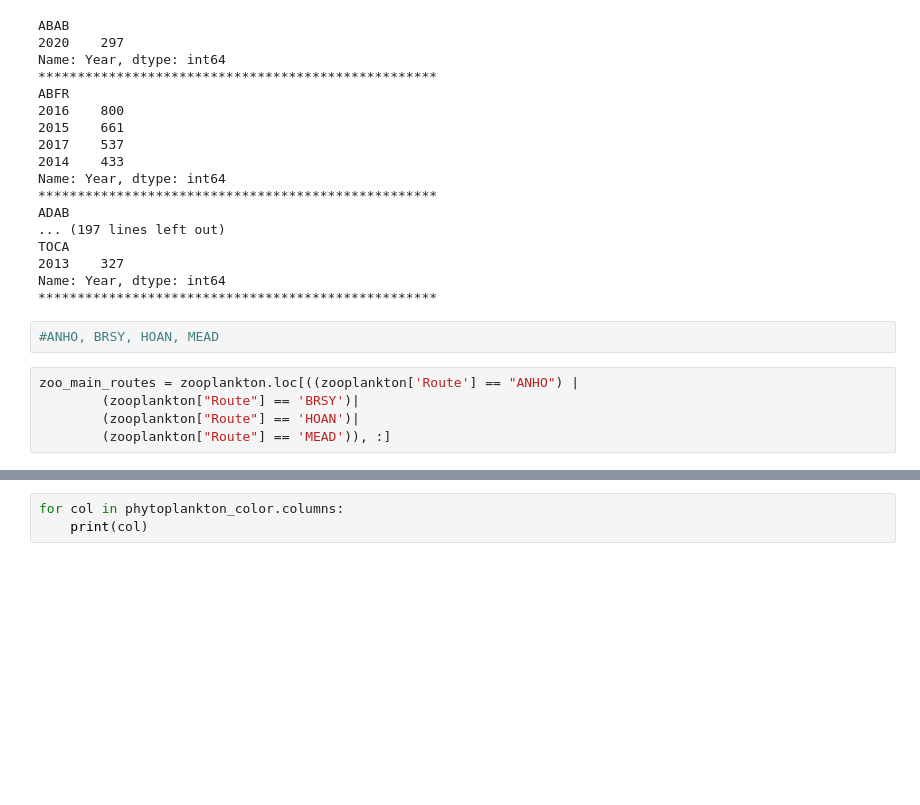
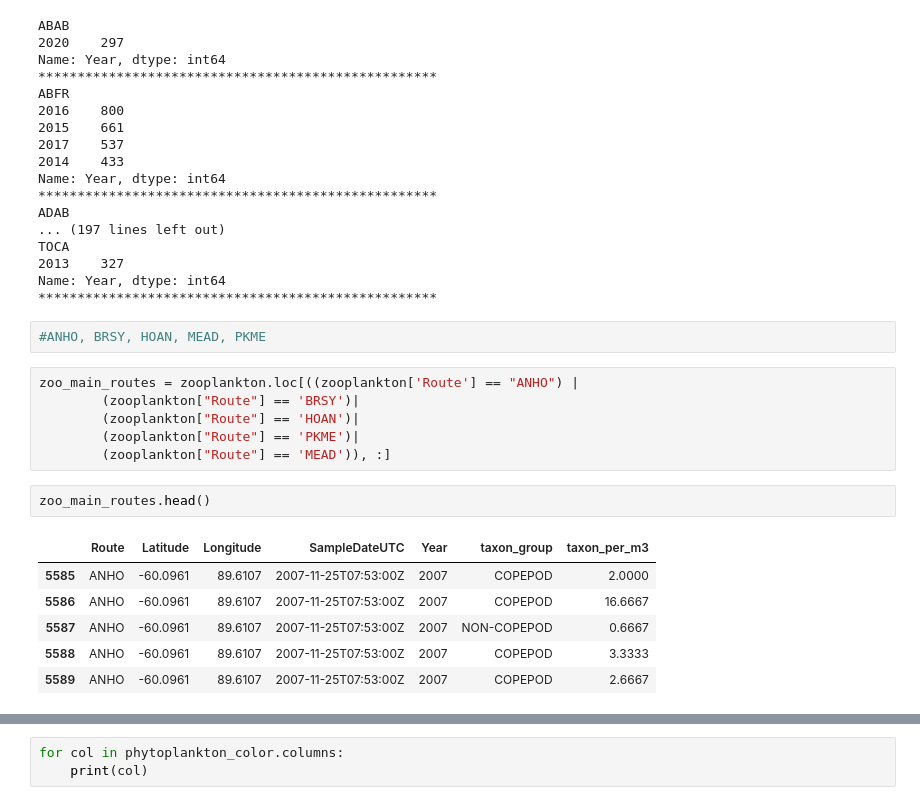
Before and after one commit to JackXinPan/Group5Project2, a Jupyter notebook: read data.ipynb, the cells around one changed output, grey strips where cells are left out. Drawn from its saved outputs; the diff is of its cells as text; blank space fills up the shorter version.

```diff
--- a/read data.ipynb
+++ b/read data.ipynb
@@ -302,9 +304,19 @@ TOCA
 Name: Year, dtype: int64
 ***************************************************
 # %%
-#ANHO, BRSY, HOAN, MEAD
+#ANHO, BRSY, HOAN, MEAD, PKME
 # %%
 zoo_main_routes = zooplankton.loc[((zooplankton['Route'] == "ANHO") |
         (zooplankton["Route"] == 'BRSY')|
         (zooplankton["Route"] == 'HOAN')|
+        (zooplankton["Route"] == 'PKME')|
         (zooplankton["Route"] == 'MEAD')), :]
+# %%
+zoo_main_routes.head()
+# %% [output]
+|  | Route | Latitude | Longitude | SampleDateUTC | Year | taxon_group | taxon_per_m3 |
+| 5585 | ANHO | -60.0961 | 89.6107 | 2007-11-25T07:53:00Z | 2007 | COPEPOD | 2.0000 |
+| 5586 | ANHO | -60.0961 | 89.6107 | 2007-11-25T07:53:00Z | 2007 | COPEPOD | 16.6667 |
+| 5587 | ANHO | -60.0961 | 89.6107 | 2007-11-25T07:53:00Z | 2007 | NON-COPEPOD | 0.6667 |
+| 5588 | ANHO | -60.0961 | 89.6107 | 2007-11-25T07:53:00Z | 2007 | COPEPOD | 3.3333 |
+| 5589 | ANHO | -60.0961 | 89.6107 | 2007-11-25T07:53:00Z | 2007 | COPEPOD | 2.6667 |
```
Also changed, not shown: parts of 12 cells of this notebook, 3 other files.
